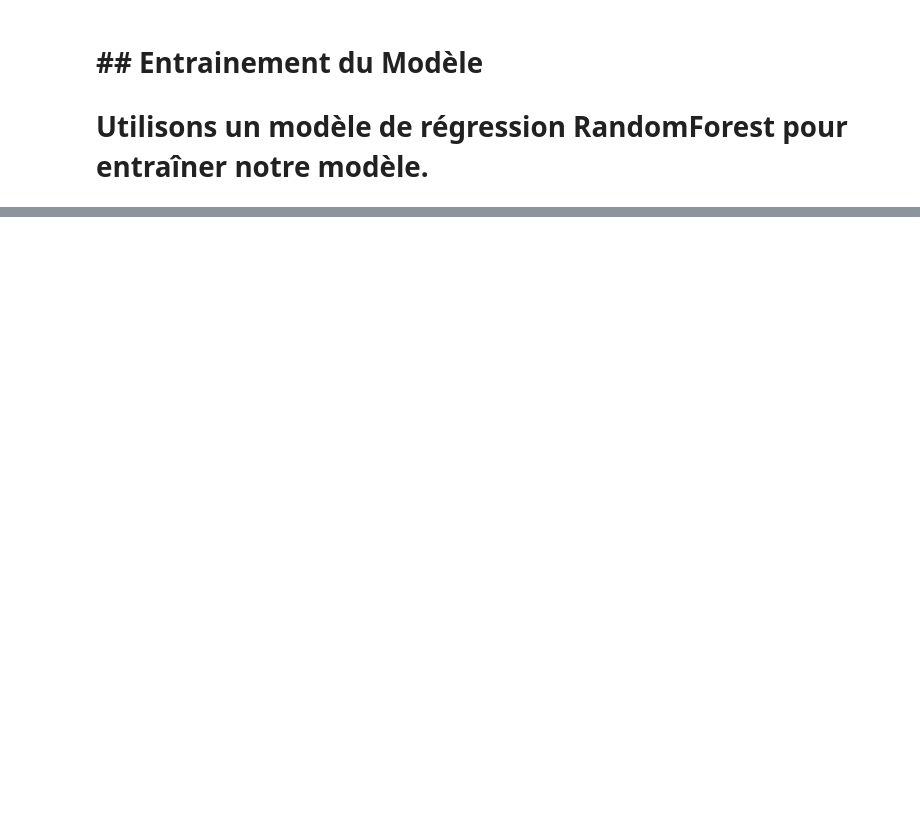
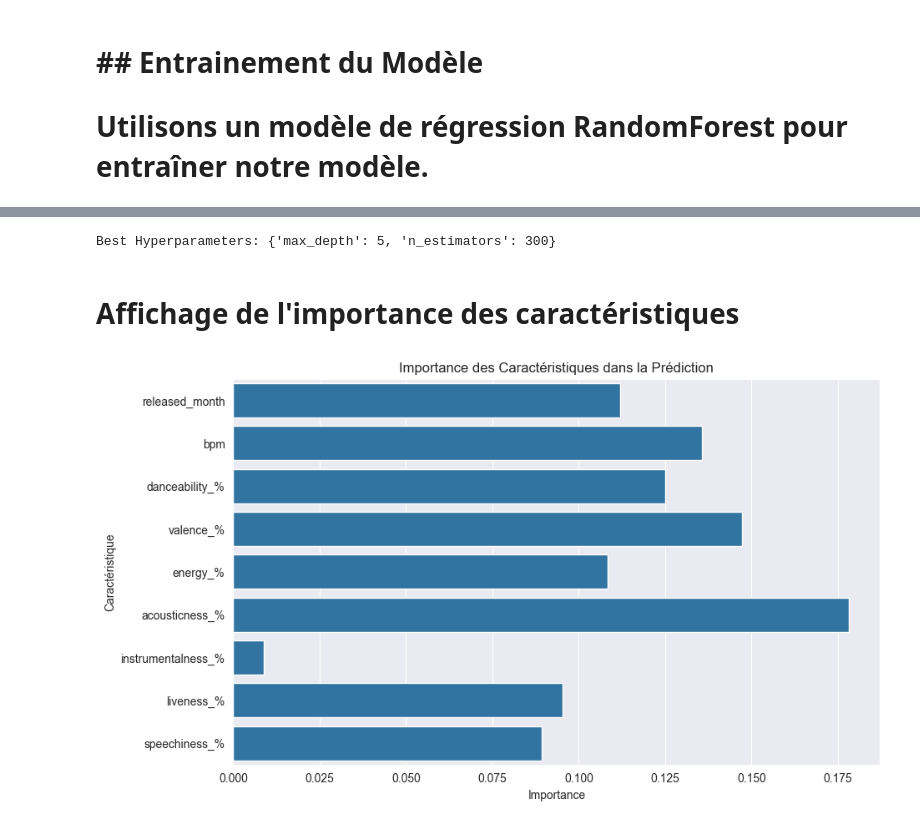
Before and after one commit to enzomoy/Spotify-Regression, a Jupyter notebook: spotify.ipynb, the cells around one changed output, grey strips where cells are left out. Cells and saved outputs as stored; diff of their text form; code cells hidden in the pictures; blank space fills up the shorter version.

```diff
--- a/spotify.ipynb
+++ b/spotify.ipynb
@@ -58,12 +59,11 @@ dataframe = data_preprocessing(dataframe)
 # ## Feature Extraction
 # Dans cette étape, nous extrayons les caractéristiques (features) et la cible (target) du dataset.
 # %%
-numeric_columns = dataframe.select_dtypes(include='number').columns.tolist()
 def feature_extraction(dataframe):
+    features = ["released_month", "bpm", "danceability_%", "valence_%", "energy_%",
+                "acousticness_%", "instrumentalness_%", "liveness_%", "speechiness_%"]
+    X = pd.get_dummies(dataframe[features])
     y = dataframe["streams"]
-    print(dataframe[numeric_columns].dtypes)
-    X = dataframe[numeric_columns]
-
     return X, y
 
 X, y = feature_extraction(dataframe)
@@ -130,0 +114,29 @@ ValueError: could not convert string to float: 'BPM110KeyAModeMajorDanceability5
+# %%
+def hyperparameter_tuning(X_train, y_train):
+    param_grid = {
+        'n_estimators': [100, 200, 300],
+        'max_depth': [5, 10, 15]
+    }
+    rf = RandomForestRegressor(random_state=1)
+    grid_search = GridSearchCV(estimator=rf, param_grid=param_grid, cv=3, scoring='neg_mean_squared_error')
+    grid_search.fit(X_train, y_train)
+    best_params = grid_search.best_params_
+    return best_params
+
+best_params = hyperparameter_tuning(X_train, y_train)
+print(f"Best Hyperparameters: {best_params}")
+# %% [output]
+Best Hyperparameters: {'max_depth': 5, 'n_estimators': 300}
+# %% [markdown]
+# Affichage de l'importance des caractéristiques
+# %%
+feature_importances = model.feature_importances_
+feature_names = X.columns
+plt.figure(figsize=(10, 6))
+sb.barplot(x=feature_importances, y=feature_names)
+plt.title('Importance des Caractéristiques dans la Prédiction')
+plt.xlabel('Importance')
+plt.ylabel('Caractéristique')
+plt.show()
+# %% [output]
+[figure, added]
```
Also changed, not shown: parts of 11 cells of this notebook.
